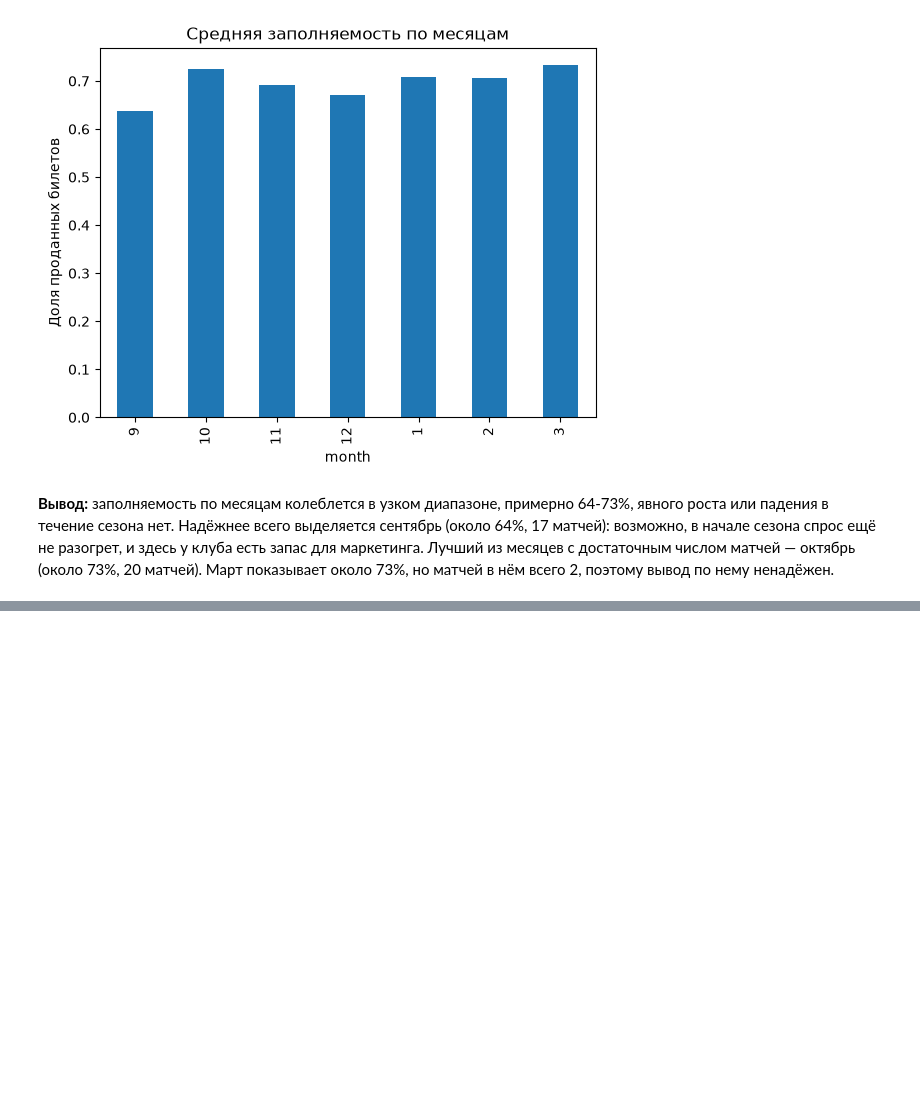
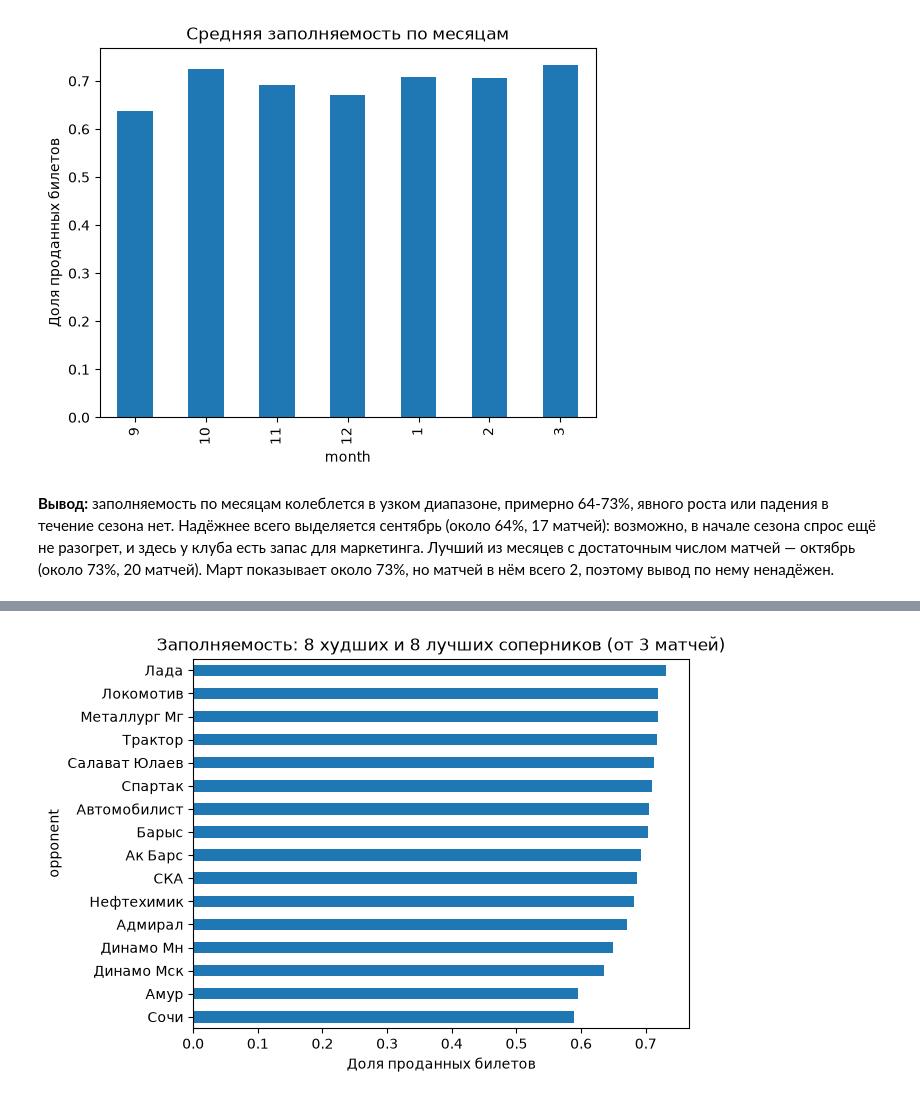
Before and after one commit to shertwg/datamatch-avangard, a Jupyter notebook: notebooks/01_eda.ipynb, the cells around one changed output, grey strips where cells are left out. Drawn from its saved outputs; the diff is of its cells as text; code cells hidden in the pictures; blank space fills up the shorter version.

```diff
--- a/notebooks/01_eda.ipynb
+++ b/notebooks/01_eda.ipynb
@@ -112,3 +115,9 @@ plt.show()
 [figure]
 # %% [markdown]
 **Вывод:** заполняемость по месяцам колеблется в узком диапазоне, примерно 64-73%, явного роста или падения в течение сезона нет. Надёжнее всего выделяется сентябрь (около 64%, 17 матчей): возможно, в начале сезона спрос ещё не разогрет, и здесь у клуба есть запас для маркетинга. Лучший из месяцев с достаточным числом матчей — октябрь (около 73%, 20 матчей). Март показывает около 73%, но матчей в нём всего 2, поэтому вывод по нему ненадёжен.
+# %%
+opp = (train.groupby("opponent")
+       .agg(fill=("fill_rate", "mean"), matches=("match_id", "nunique"))
+       .sort_values("fill"))
+print(len(opp), "соперников")
+opp
@@ -114,0 +144,9 @@ plt.show()
+# %%
+opp_ok = opp[opp["matches"] >= 3]   # только соперники, с которыми минимум 3 матча
+top_bottom = pd.concat([opp_ok.head(8), opp_ok.tail(8)])
+top_bottom["fill"].plot(kind="barh")
+plt.title("Заполняемость: 8 худших и 8 лучших соперников (от 3 матчей)")
+plt.xlabel("Доля проданных билетов")
+plt.show()
+# %% [output]
+[figure, added]
```
Also changed, not shown: parts of 11 cells of this notebook.
